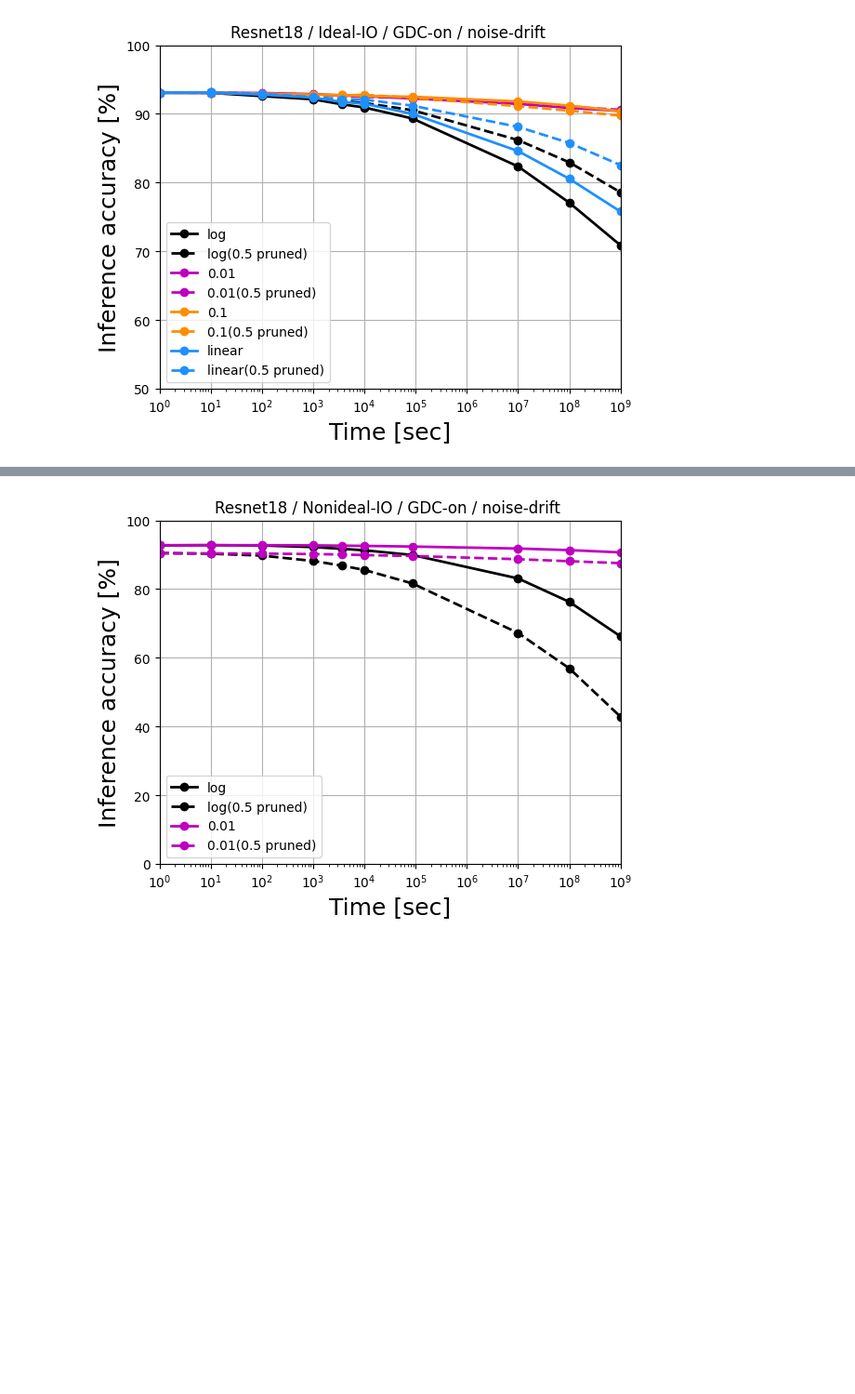
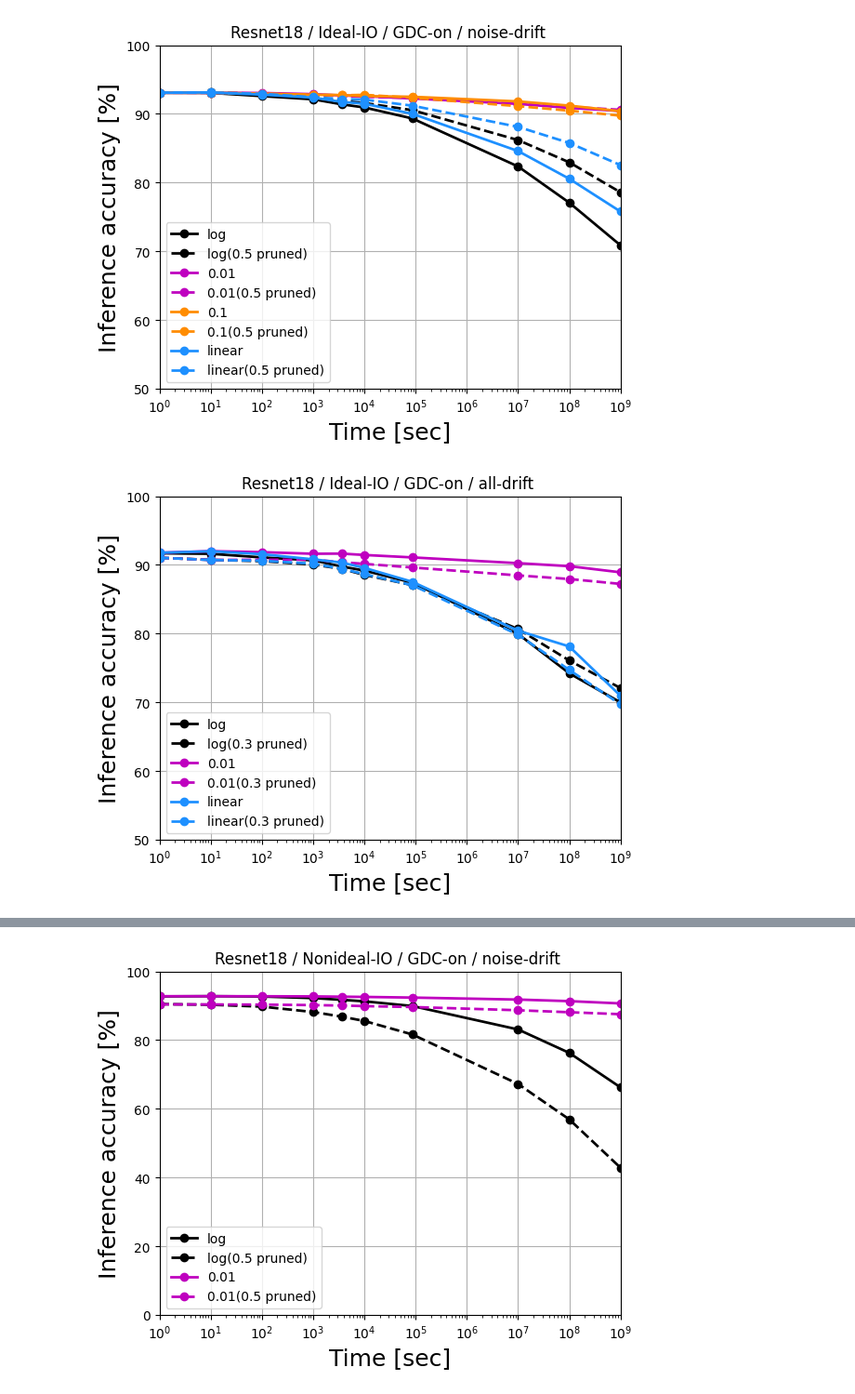
Before and after one commit to PRAM-weight-biasing/PRAM-weight-biasing, a Jupyter notebook: z_data_processing/241231_acc_plot.ipynb, the cells around one changed output, grey strips where cells are left out. Shown at 93% size. Cells and saved outputs as stored; diff of their text form; code cells hidden in the pictures; blank space fills up the shorter version.

```diff
--- a/z_data_processing/241231_acc_plot.ipynb
+++ b/z_data_processing/241231_acc_plot.ipynb
@@ -137,6 +138,47 @@ plt.xscale('log')
 plt.show()
 # %% [output]
 [figure]
+# %%
+import matplotlib.pyplot as plt
+
+x = df_pivot['inf_time']
+
+plt.grid(True)
+
+plt.plot(x,df_pivot['-_log'], marker='o', label = 'log', linewidth=2, color='k')
+plt.plot(x,df_pivot['0.3_log'], marker='o', label = 'log(0.3 pruned)', linestyle='--', linewidth=2, color='k')
+# plt.plot(x,df_pivot['0.4_log'], marker='o', label = 'log(0.4 pruned)', linestyle='--', linewidth=2, color='k')
+# plt.plot(x,df_pivot['0.5_log'], marker='o', label = 'log(0.5 pruned)', linestyle='--', linewidth=2)
+
+plt.plot(x,df_pivot['-_0.01'], marker='o', label = '0.01', linewidth=2, color='m')
+plt.plot(x,df_pivot['0.3_0.01'], marker='o', label = '0.01(0.3 pruned)', linestyle='--',linewidth=2, color='m')
+# plt.plot(x,df_pivot['0.4_0.01'], marker='o', label = '0.01(0.4 pruned)', linestyle='--',linewidth=2, color='m')
+# plt.plot(x,df_pivot['0.5_0.01'], marker='o', label = '0.01(0.5 pruned)', linestyle='--',linewidth=2)
+
+# plt.plot(x,df_pivot['-_0.1'], marker='o', label = '0.1', linewidth=2, color='darkorange')
+# # plt.plot(x,df_pivot['0.3_0.1'], marker='o', label = '0.1(0.3 pruned)', linestyle='--',linewidth=2, color='darkorange')
+# plt.plot(x,df_pivot['0.4_0.1'], marker='o', label = '0.1(0.4 pruned)', linestyle='--',linewidth=2, color='darkorange')
+# plt.plot(x,df_pivot['0.5_0.1'], marker='o', label = '0.1(0.5 pruned)', linestyle='--',linewidth=2)
+
+plt.plot(x,df_pivot['-_linear'], marker='o', label = 'linear', linewidth=2, color='dodgerblue')
+plt.plot(x,df_pivot['0.3_linear'], marker='o', label = 'linear(0.3 pruned)', linestyle='--',linewidth=2, color='dodgerblue')
+# plt.plot(x,df_pivot['0.4_linear'], marker='o', label = 'linear(0.4 pruned)', linestyle='--',linewidth=2, color='dodgerblue')
+# plt.plot(x,df_pivot['0.5_linear'], marker='o', label = 'linear(0.5 pruned)', linestyle='--',linewidth=2)
+# plt.plot(x,df_pivot['0.6_linear'], marker='o', label = 'linear(0.6 pruned)', linestyle='--',linewidth=2)
+
+
+plt.title("Resnet18 / Ideal-IO / GDC-on / all-drift ")
+plt.legend(fontsize=10, loc='lower left', bbox_to_anchor=(0.0, 0.0))
+plt.xlabel('Time [sec]',fontsize=18)
+plt.ylabel('Inference accuracy [%]', fontsize=18) #, fontweight='demi'
+# plt.xticks(fontsize/14)
+
+plt.ylim(50,100)
+plt.xlim(1,1000000000)
+plt.xscale('log')
+plt.show()
+# %% [output]
+[figure, added]
 # %%
 df2_pivot = df2.pivot_table(index=pivot_index, columns='p_drift', values='accuracy', aggfunc='mean')
 df2_pivot.reset_index(inplace=True) # index to columns
```
Also changed, not shown: parts of 5 cells of this notebook, 4 other files.
